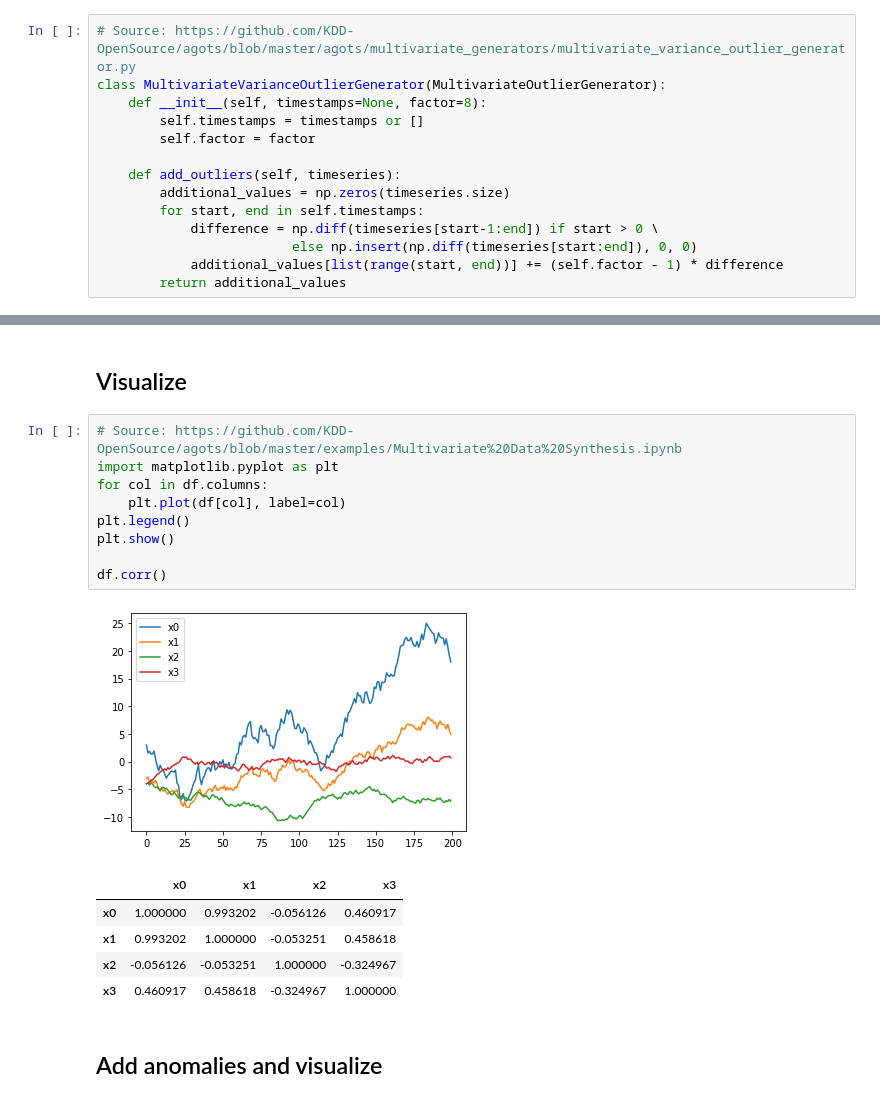
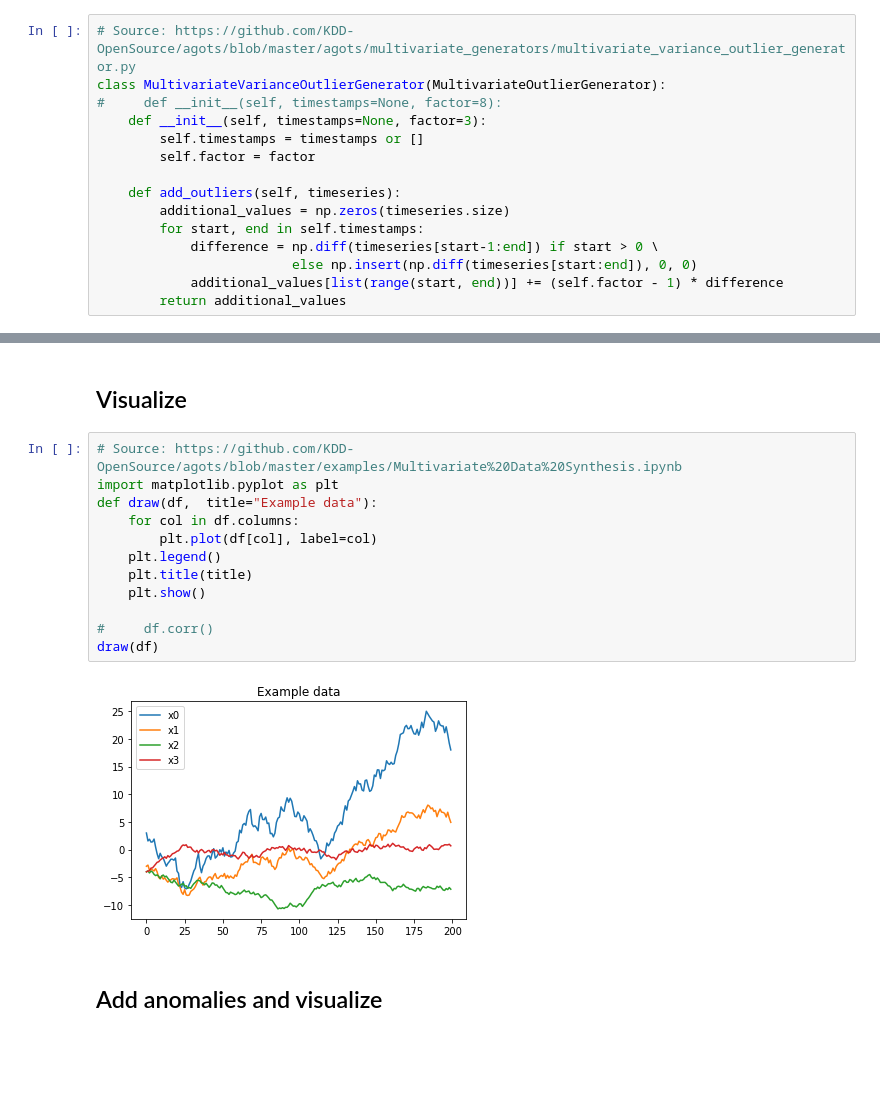
Before and after one commit to clemenspeters/ARIMA, a Jupyter notebook: AnomalyGeneratorOnTimeSeries.ipynb, the cells around one changed output, grey strips where cells are left out. Saved outputs shown, nothing was run; the diff lists cells and outputs as text; blank space fills up the shorter version.

Commit message:
Brings examle data.

```diff
--- a/AnomalyGeneratorOnTimeSeries.ipynb
+++ b/AnomalyGeneratorOnTimeSeries.ipynb
@@ -11,7 +12,8 @@ class MultivariateOutlierGenerator:
 # %%
 # Source: https://github.com/KDD-OpenSource/agots/blob/master/agots/multivariate_generators/multivariate_variance_outlier_generator.py
 class MultivariateVarianceOutlierGenerator(MultivariateOutlierGenerator):
-    def __init__(self, timestamps=None, factor=8):
+#     def __init__(self, timestamps=None, factor=8):
+    def __init__(self, timestamps=None, factor=3):
         self.timestamps = timestamps or []
         self.factor = factor
 
@@ -285,19 +287,17 @@ df = dg.generate_baseline(initial_value_min=-4, initial_value_max=4)
 # %%
 # Source: https://github.com/KDD-OpenSource/agots/blob/master/examples/Multivariate%20Data%20Synthesis.ipynb
 import matplotlib.pyplot as plt
-for col in df.columns:
-    plt.plot(df[col], label=col)
-plt.legend()
-plt.show()
+def draw(df,  title="Example data"):
+    for col in df.columns:
+        plt.plot(df[col], label=col)
+    plt.legend()
+    plt.title(title)
+    plt.show()
 
-df.corr()
+#     df.corr()
+draw(df)
 # %% [output]
-[figure, old version]
+[figure, new version]
-|  | x0 | x1 | x2 | x3 |
-| x0 | 1.000000 | 0.993202 | -0.056126 | 0.460917 |
-| x1 | 0.993202 | 1.000000 | -0.053251 | 0.458618 |
-| x2 | -0.056126 | -0.053251 | 1.000000 | -0.324967 |
-| x3 | 0.460917 | 0.458618 | -0.324967 | 1.000000 |
 # %% [markdown]
 ## Add anomalies and visualize
 # %%
```
Also changed, not shown: parts of 4 cells of this notebook, 1 other file.
